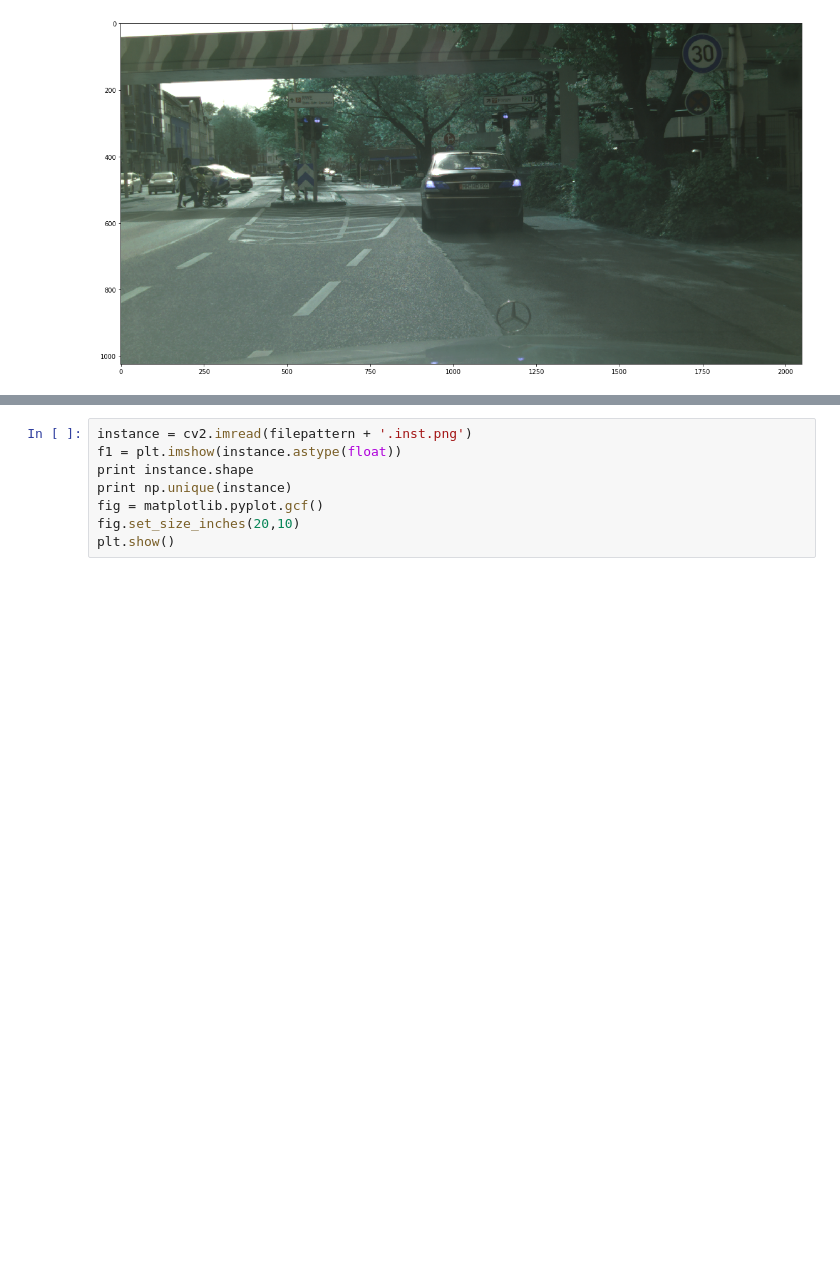
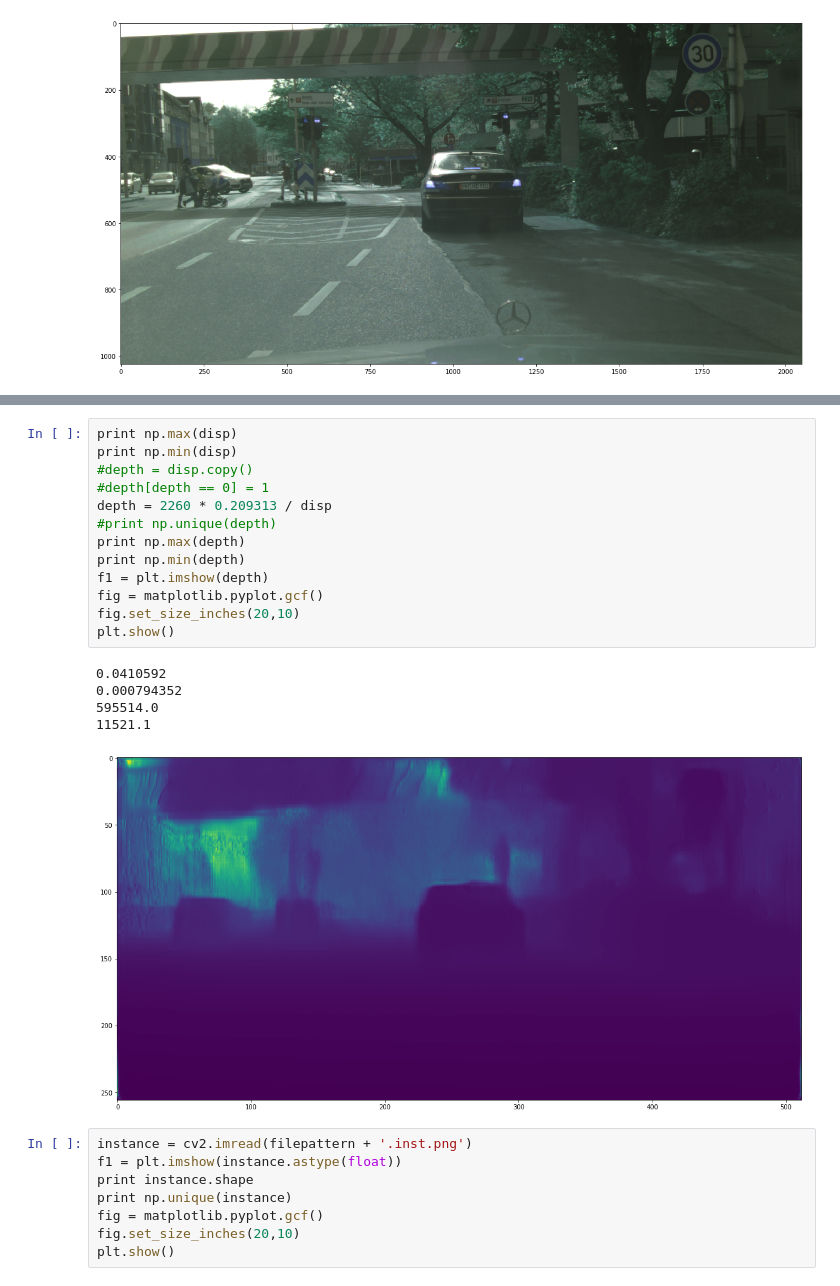
Before and after one commit to StevenHickson/VideoObjectProposals, a Jupyter notebook: test_point_cloud_ops.ipynb, the cells around one changed output, grey strips where cells are left out. Drawn from its saved outputs; the diff is of its cells as text; blank space fills up the shorter version.

```diff
--- a/test_point_cloud_ops.ipynb
+++ b/test_point_cloud_ops.ipynb
@@ -41,4 +41,23 @@ plt.show()
 [figure]
+# %%
+print np.max(disp)
+print np.min(disp)
+#depth = disp.copy()
+#depth[depth == 0] = 1
+depth = 2260 * 0.209313 / disp
+#print np.unique(depth)
+print np.max(depth)
+print np.min(depth)
+f1 = plt.imshow(depth)
+fig = matplotlib.pyplot.gcf()
+fig.set_size_inches(20,10)
+plt.show()
+# %% [output]
+0.0410592
+0.000794352
+595514.0
+11521.1
+[figure, added]
 # %%
 instance = cv2.imread(filepattern + '.inst.png')
 f1 = plt.imshow(instance.astype(float))
```
Also changed, not shown: parts of 6 cells of this notebook, 2 other files.
